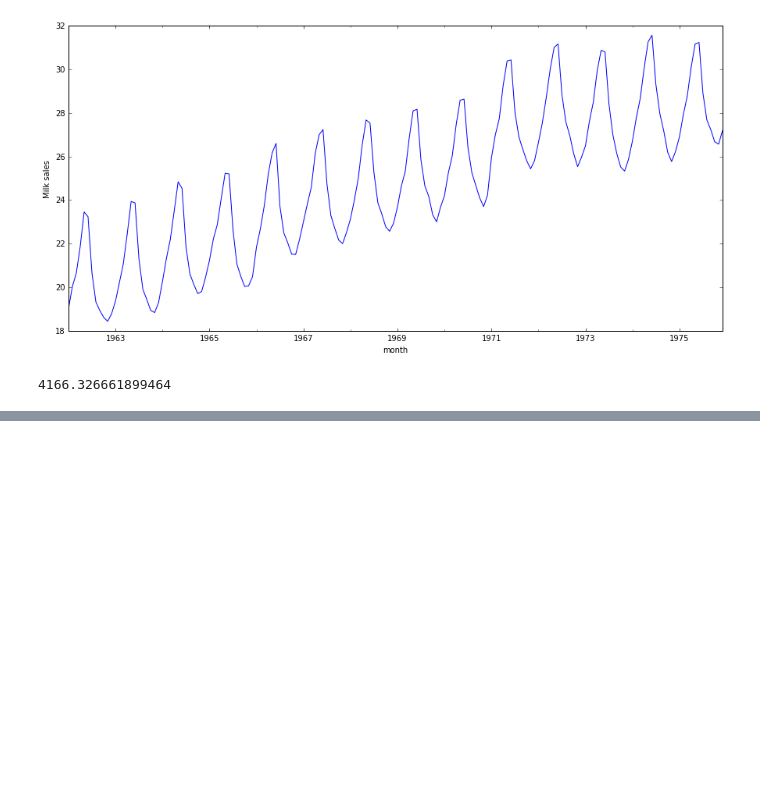
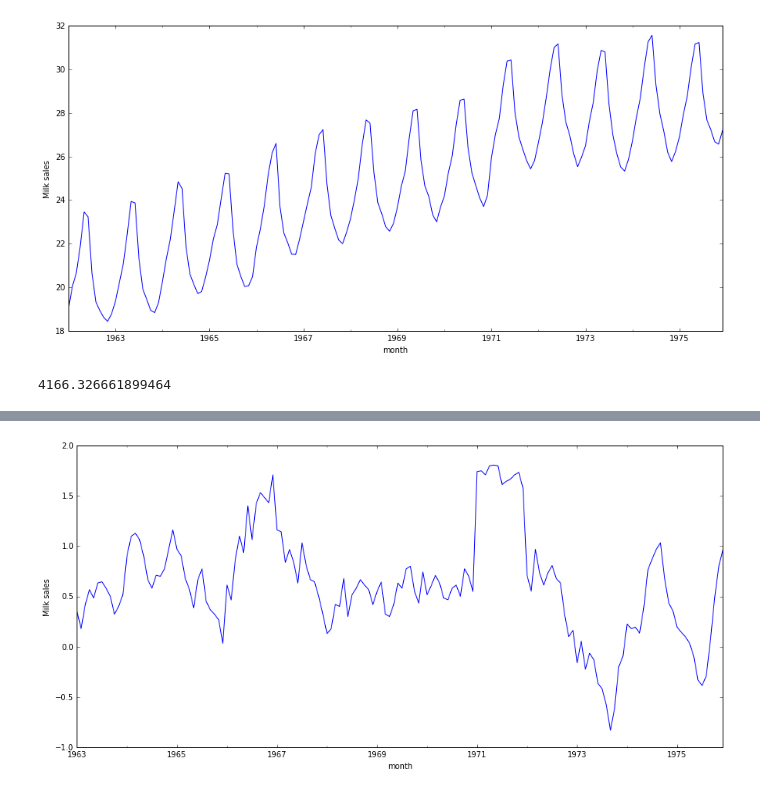
Before and after one commit to movb/yandex-ml, a Jupyter notebook: mipt-ml-5/week1/w1_quiz.ipynb, the cells around one changed output, grey strips where cells are left out. Saved outputs shown, nothing was run; the diff lists cells and outputs as text; code cells hidden in the pictures; blank space fills up the shorter version.

```diff
--- a/mipt-ml-5/week1/w1_quiz.ipynb
+++ b/mipt-ml-5/week1/w1_quiz.ipynb
@@ -62,0 +74,9 @@ np.sum(milk.milk_avg)
+# %%
+milk.daily_diff12 = milk.milk_avg - milk.milk_avg.shift(12)
+# %%
+plt.figure(figsize(15,7))
+milk.daily_diff12[12:].plot()
+plt.ylabel('Milk sales')
+pylab.show()
+# %% [output]
+[figure, added]
```
Also changed, not shown: parts of 14 cells of this notebook.
